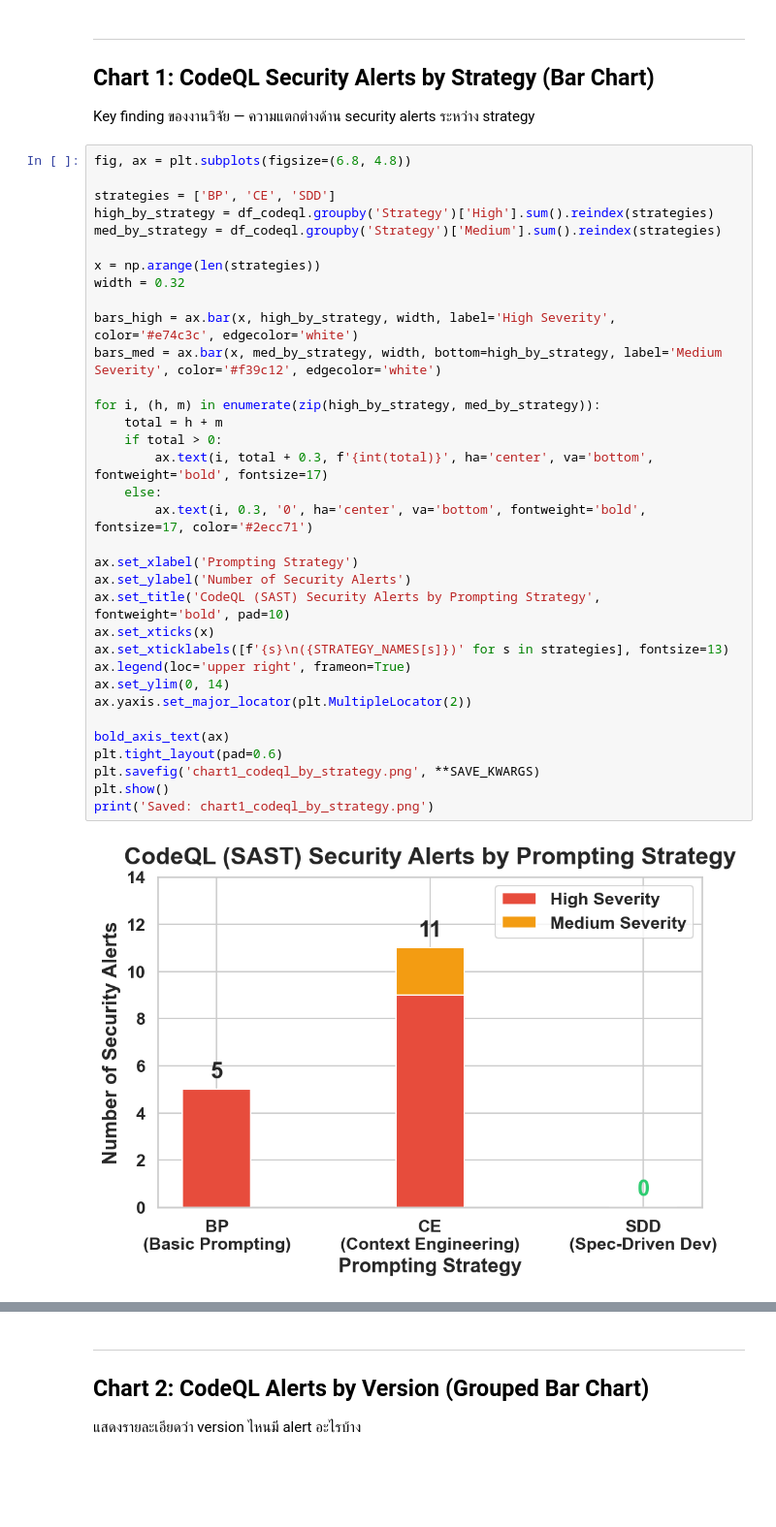
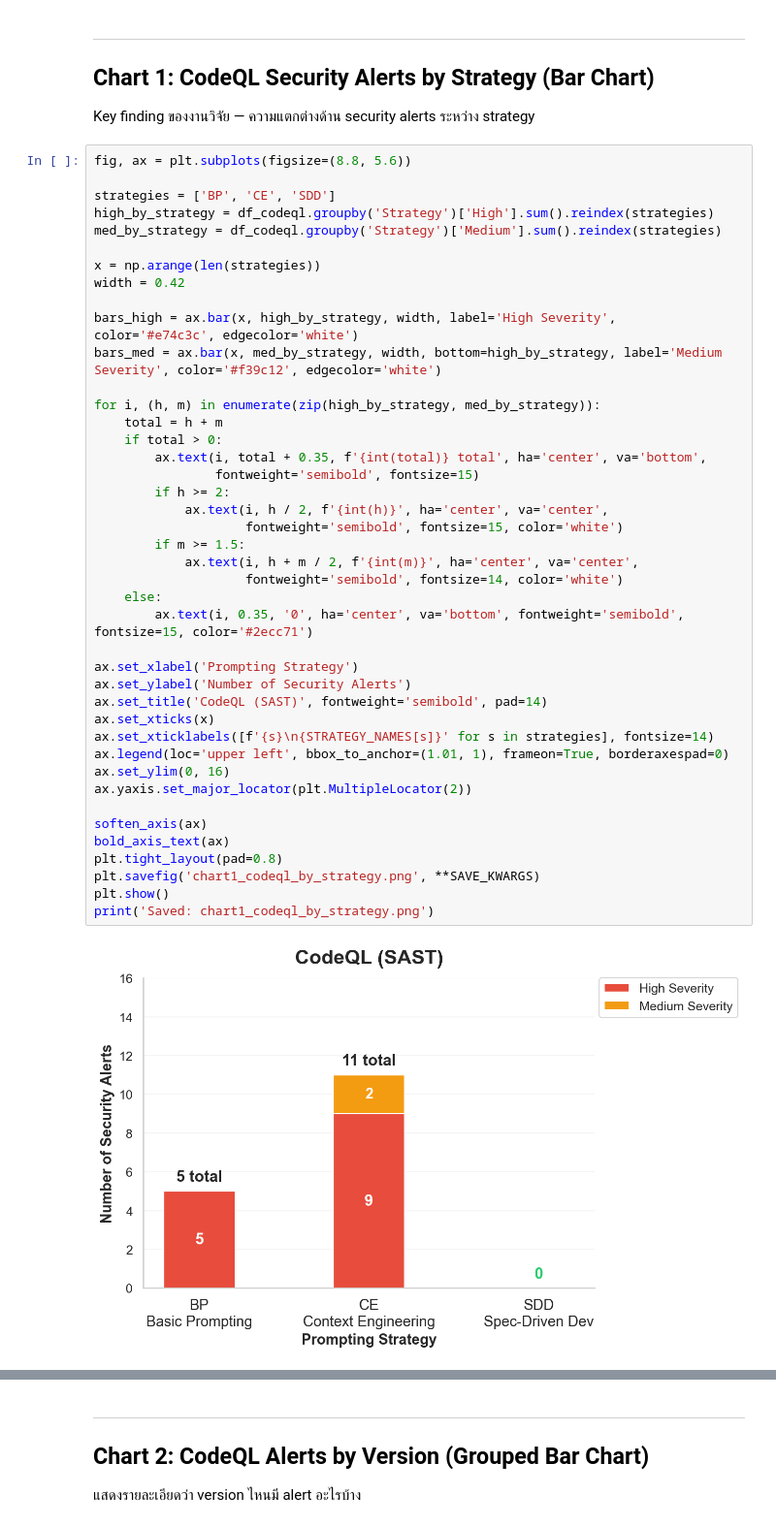
Before and after one commit to PhatchareePuangjai/chatGPT5, a Jupyter notebook: src/versions/_REPORTS/research_charts_executed.ipynb, the cells around one changed output, grey strips where cells are left out. Shown at 97% size. Cells and saved outputs as stored; diff of their text form; blank space fills up the shorter version.

```diff
--- a/src/versions/_REPORTS/research_charts_executed.ipynb
+++ b/src/versions/_REPORTS/research_charts_executed.ipynb
@@ -133,41 +156,49 @@ Versions: 9, Strategies: 3 (BP=3, CE=3, SDD=3) — SCSD01_v2 excluded (reproduci
 ## Chart 1: CodeQL Security Alerts by Strategy (Bar Chart)
 Key finding ของงานวิจัย — ความแตกต่างด้าน security alerts ระหว่าง strategy
 # %%
-fig, ax = plt.subplots(figsize=(6.8, 4.8))
+fig, ax = plt.subplots(figsize=(8.8, 5.6))
 
 strategies = ['BP', 'CE', 'SDD']
 high_by_strategy = df_codeql.groupby('Strategy')['High'].sum().reindex(strategies)
 med_by_strategy = df_codeql.groupby('Strategy')['Medium'].sum().reindex(strategies)
 
 x = np.arange(len(strategies))
-width = 0.32
+width = 0.42
 
 bars_high = ax.bar(x, high_by_strategy, width, label='High Severity', color='#e74c3c', edgecolor='white')
 bars_med = ax.bar(x, med_by_strategy, width, bottom=high_by_strategy, label='Medium Severity', color='#f39c12', edgecolor='white')
 
 for i, (h, m) in enumerate(zip(high_by_strategy, med_by_strategy)):
     total = h + m
     if total > 0:
-        ax.text(i, total + 0.3, f'{int(total)}', ha='center', va='bottom', fontweight='bold', fontsize=17)
+        ax.text(i, total + 0.35, f'{int(total)} total', ha='center', va='bottom',
+                fontweight='semibold', fontsize=15)
+        if h >= 2:
+            ax.text(i, h / 2, f'{int(h)}', ha='center', va='center',
+                    fontweight='semibold', fontsize=15, color='white')
+        if m >= 1.5:
+            ax.text(i, h + m / 2, f'{int(m)}', ha='center', va='center',
+                    fontweight='semibold', fontsize=14, color='white')
     else:
-        ax.text(i, 0.3, '0', ha='center', va='bottom', fontweight='bold', fontsize=17, color='#2ecc71')
+        ax.text(i, 0.35, '0', ha='center', va='bottom', fontweight='semibold', fontsize=15, color='#2ecc71')
 
 ax.set_xlabel('Prompting Strategy')
 ax.set_ylabel('Number of Security Alerts')
-ax.set_title('CodeQL (SAST) Security Alerts by Prompting Strategy', fontweight='bold', pad=10)
+ax.set_title('CodeQL (SAST)', fontweight='semibold', pad=14)
 ax.set_xticks(x)
-ax.set_xticklabels([f'{s}\n({STRATEGY_NAMES[s]})' for s in strategies], fontsize=13)
-ax.legend(loc='upper right', frameon=True)
-ax.set_ylim(0, 14)
+ax.set_xticklabels([f'{s}\n{STRATEGY_NAMES[s]}' for s in strategies], fontsize=14)
+ax.legend(loc='upper left', bbox_to_anchor=(1.01, 1), frameon=True, borderaxespad=0)
+ax.set_ylim(0, 16)
 ax.yaxis.set_major_locator(plt.MultipleLocator(2))
 
+soften_axis(ax)
 bold_axis_text(ax)
-plt.tight_layout(pad=0.6)
+plt.tight_layout(pad=0.8)
 plt.savefig('chart1_codeql_by_strategy.png', **SAVE_KWARGS)
 plt.show()
 print('Saved: chart1_codeql_by_strategy.png')
 # %% [output]
-[figure, old version]
+[figure, new version]
 Saved: chart1_codeql_by_strategy.png
 # %% [markdown]
 ---
```
Also changed, not shown: parts of 10 cells of this notebook, 14 other files.
